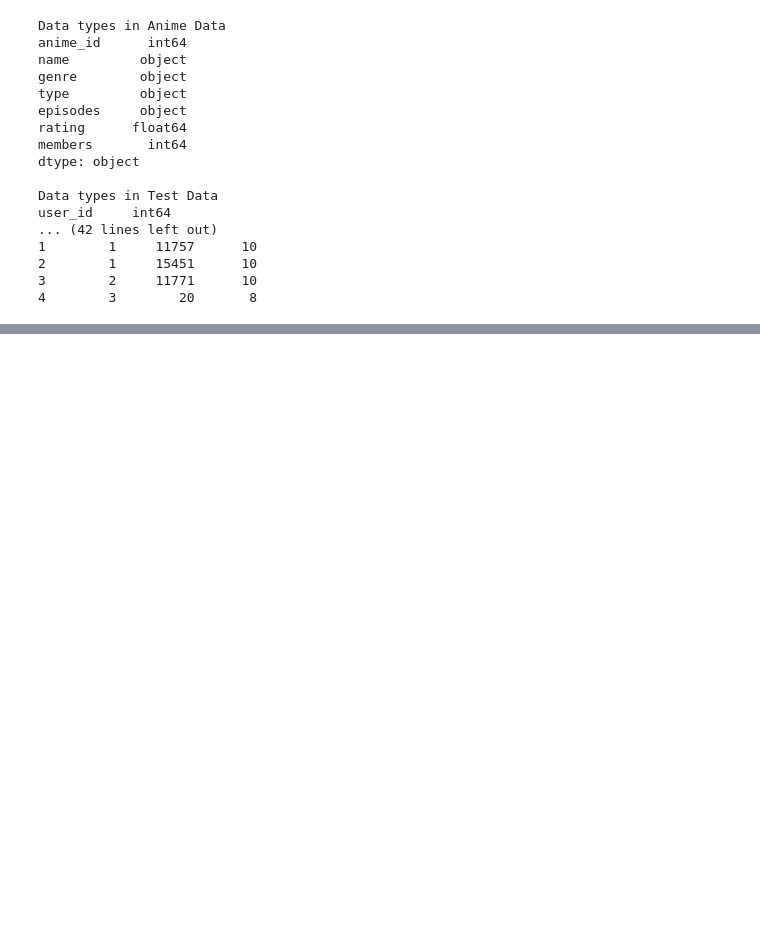
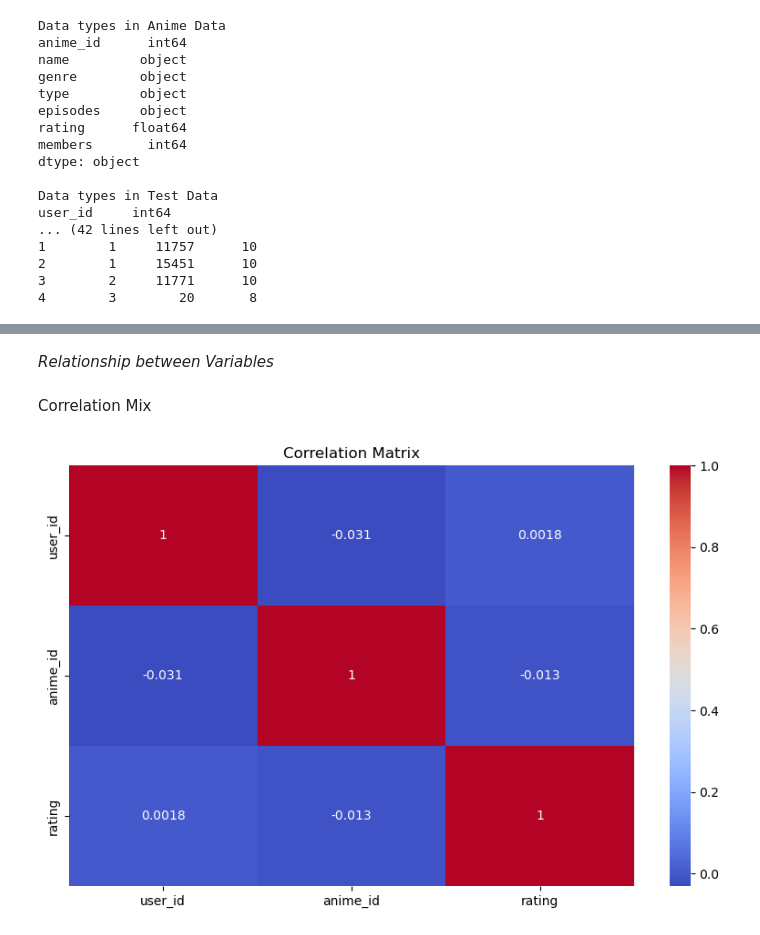
Before and after one commit to justin9503/2401FTDS_Unsupervised-Learning-Project-Team-EG3, a Jupyter notebook: Unsupervised_Learning_Team_EG3.ipynb, the cells around one changed output, grey strips where cells are left out. Drawn from its saved outputs; the diff is of its cells as text; code cells hidden in the pictures; blank space fills up the shorter version.

```diff
--- a/Unsupervised_Learning_Team_EG3.ipynb
+++ b/Unsupervised_Learning_Team_EG3.ipynb
@@ -136,0 +210,12 @@ user_id     int64
+# %% [markdown]
+*Relationship between Variables*
+# %% [markdown]
+Correlation Mix
+# %%
+# Correlation matrix for train data
+plt.figure(figsize=(10, 6))
+sns.heatmap(train_df_cleaned.corr(), annot=True, cmap='coolwarm')
+plt.title('Correlation Matrix')
+plt.show()
+# %% [output]
+[figure, added]
```
Also changed, not shown: parts of 21 cells of this notebook.
